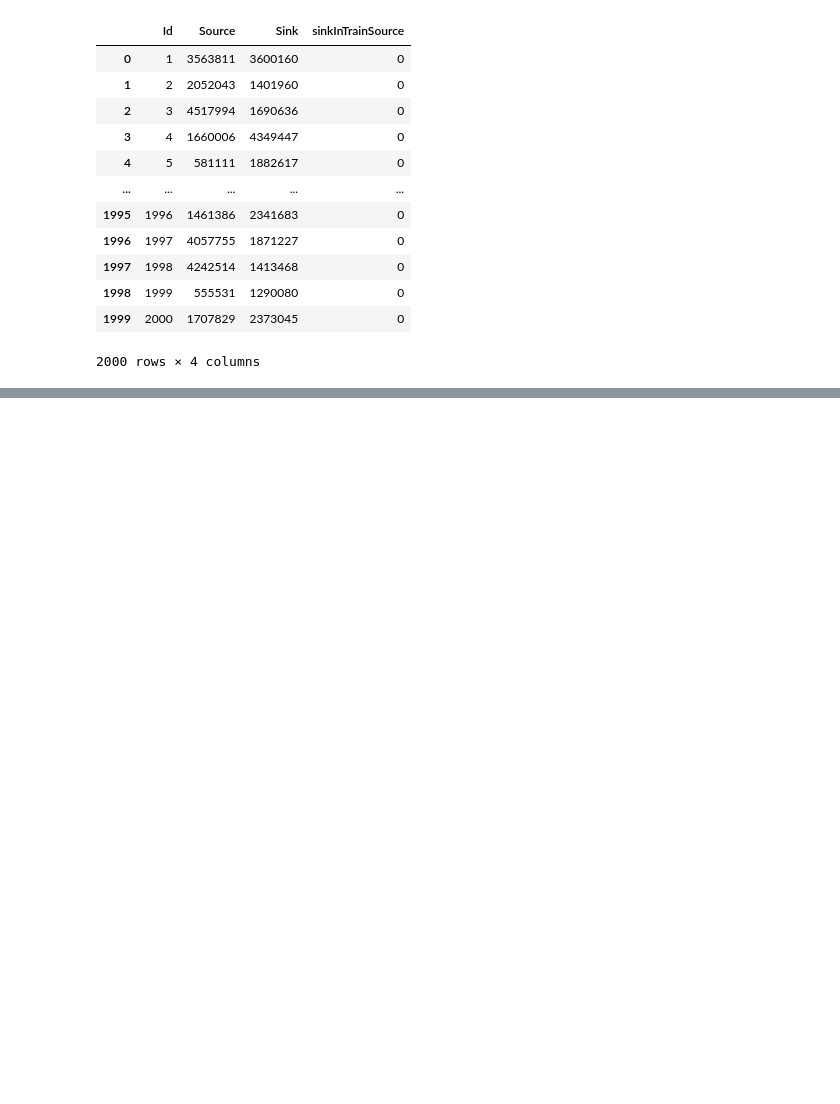
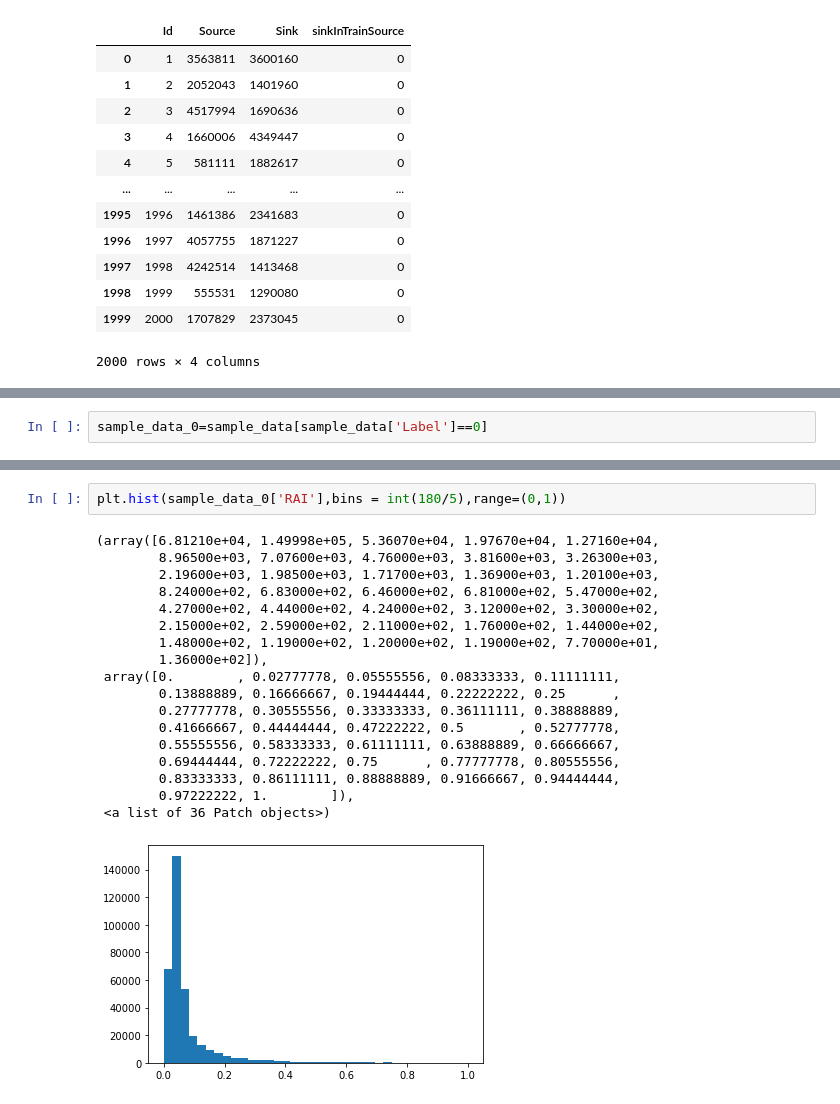
Before and after one commit to yunliu0/Who-are-my-friends, a Jupyter notebook: checktestdata.ipynb, the cells around one changed output, grey strips where cells are left out. Cells and saved outputs as stored; diff of their text form; blank space fills up the shorter version.

```diff
--- a/checktestdata.ipynb
+++ b/checktestdata.ipynb
@@ -106,0 +185,2 @@ test_data
+# %%
+sample_data_0=sample_data[sample_data['Label']==0]
@@ -106,0 +239,21 @@ test_data
+# %%
+plt.hist(sample_data_0['RAI'],bins = int(180/5),range=(0,1))
+# %% [output]
+(array([6.81210e+04, 1.49998e+05, 5.36070e+04, 1.97670e+04, 1.27160e+04,
+        8.96500e+03, 7.07600e+03, 4.76000e+03, 3.81600e+03, 3.26300e+03,
+        2.19600e+03, 1.98500e+03, 1.71700e+03, 1.36900e+03, 1.20100e+03,
+        8.24000e+02, 6.83000e+02, 6.46000e+02, 6.81000e+02, 5.47000e+02,
+        4.27000e+02, 4.44000e+02, 4.24000e+02, 3.12000e+02, 3.30000e+02,
+        2.15000e+02, 2.59000e+02, 2.11000e+02, 1.76000e+02, 1.44000e+02,
+        1.48000e+02, 1.19000e+02, 1.20000e+02, 1.19000e+02, 7.70000e+01,
+        1.36000e+02]),
+ array([0.        , 0.02777778, 0.05555556, 0.08333333, 0.11111111,
+        0.13888889, 0.16666667, 0.19444444, 0.22222222, 0.25      ,
+        0.27777778, 0.30555556, 0.33333333, 0.36111111, 0.38888889,
+        0.41666667, 0.44444444, 0.47222222, 0.5       , 0.52777778,
+        0.55555556, 0.58333333, 0.61111111, 0.63888889, 0.66666667,
+        0.69444444, 0.72222222, 0.75      , 0.77777778, 0.80555556,
+        0.83333333, 0.86111111, 0.88888889, 0.91666667, 0.94444444,
+        0.97222222, 1.        ]),
+ <a list of 36 Patch objects>)
+[figure, added]
```
Also changed, not shown: parts of 58 cells of this notebook.
